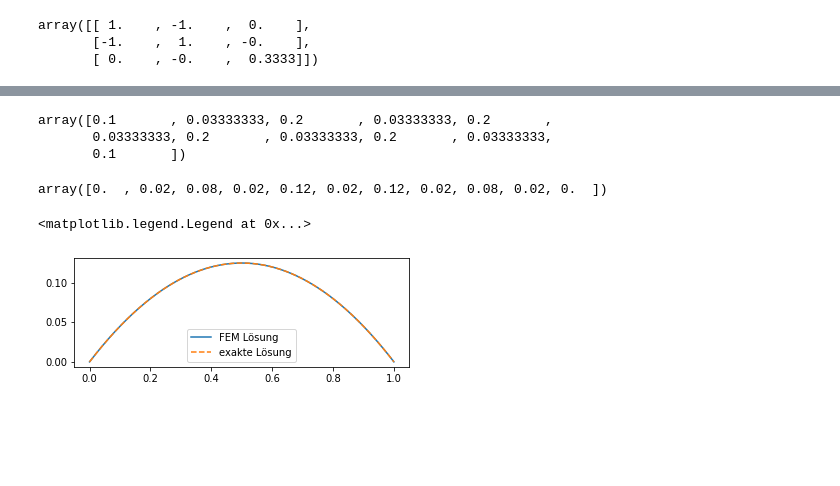
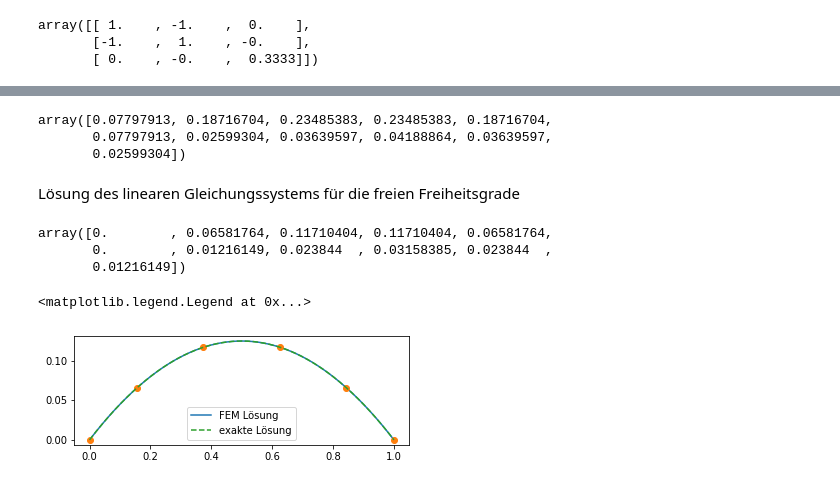
Before and after one commit to omerasipi/HanaScriptos, a Jupyter notebook: NumerikPDE/FEM1D_Assembling_HighOrder.ipynb, the cells around one changed output, grey strips where cells are left out. Drawn from its saved outputs; the diff is of its cells as text; code cells hidden in the pictures; blank space fills up the shorter version.

Commit message:
Lineare Gleichungen überarbeitet

```diff
--- a/NumerikPDE/FEM1D_Assembling_HighOrder.ipynb
+++ b/NumerikPDE/FEM1D_Assembling_HighOrder.ipynb
@@ -219,13 +347,3 @@ np.round(Ae,4)
 array([[ 1.    , -1.    ,  0.    ],
        [-1.    ,  1.    , -0.    ],
        [ 0.    , -0.    ,  0.3333]])
-# %%
-# Zerlegung des Gebiets
-n=5;a=0;b=1
-xi = np.linspace(a,b,n+1)
-h = xi[1:]-xi[:-1]
-
-# lokal - global mapping
-N = n+1
-T = np.array([[i,i+2,i+1] for i in range(0,2*n,2)])
-T
@@ -264,20 +394,24 @@ f = np.zeros(2*n+1)
 # Loop über Elemente (Assembling)
 for i in range(n):
     # berechne lokaler Vektor
-    fe = [quad(lambda t: func(sigma(t,i))*myshape2(t,j), 0,1)[0] for j in range(order+1)]
-    for j in range(order+1):
-        f[T[i,j]] += h[i]*fe[j]
+    fe = np.array([quad(lambda t: func(sigma(t,i))*myshape(t,j), 0,1)[0] for j in range(order+1)])
+    #for j in range(order+1):
+    f[T[i]] += h[i]*fe
 f
 # %% [output]
-array([0.1       , 0.03333333, 0.2       , 0.03333333, 0.2       ,
-       0.03333333, 0.2       , 0.03333333, 0.2       , 0.03333333,
-       0.1       ])
+array([0.07797913, 0.18716704, 0.23485383, 0.23485383, 0.18716704,
+       0.07797913, 0.02599304, 0.03639597, 0.04188864, 0.03639597,
+       0.02599304])
+# %% [markdown]
+Lösung des linearen Gleichungssystems für die freien Freiheitsgrade
 # %%
 ui = np.zeros(2*n+1)
-ui[1:-1] = np.linalg.solve(A[1:-1,1:-1],f[1:-1])
+ui[freedofs] = np.linalg.solve(A[np.ix_(freedofs,freedofs)],f[freedofs])
 ui
 # %% [output]
-array([0.  , 0.02, 0.08, 0.02, 0.12, 0.02, 0.12, 0.02, 0.08, 0.02, 0.  ])
+array([0.        , 0.06581764, 0.11710404, 0.11710404, 0.06581764,
+       0.        , 0.01216149, 0.023844  , 0.03158385, 0.023844  ,
+       0.01216149])
 # %%
 def visu(x,ui):
     res = np.zeros_like(x)
@@ -287,17 +421,19 @@ def visu(x,ui):
         else:
             ind = (xi[i]<=x)*(x<=xi[i+1])
         for j in range(order+1):
-            res[ind] += ui[T[i,j]]*myshape2(invsigma(x[ind],i),j)
+            # neue lokale Basis
+            res[ind] += ui[T[i,j]]*myshape(invsigma(x[ind],i),j)
     return res
 # %%
 xp = np.linspace(0,1,400)
 fig, ax = plt.subplots(figsize=(6, 2))
 ax.plot(xp,visu(xp,ui),'-',label='FEM Lösung')
+ax.plot(xi,visu(xi,ui),'o')
 ax.plot(xp,uanalytic(xp),'--',label='exakte Lösung')
 ax.legend()
 # %% [output]
 <matplotlib.legend.Legend at 0x...>
-[figure, old version]
+[figure, new version]
 # %%
 xp = np.linspace(0,1,400)
 fig, ax = plt.subplots(figsize=(6, 2))
```
Also changed, not shown: parts of 45 cells of this notebook, 10 other files.
